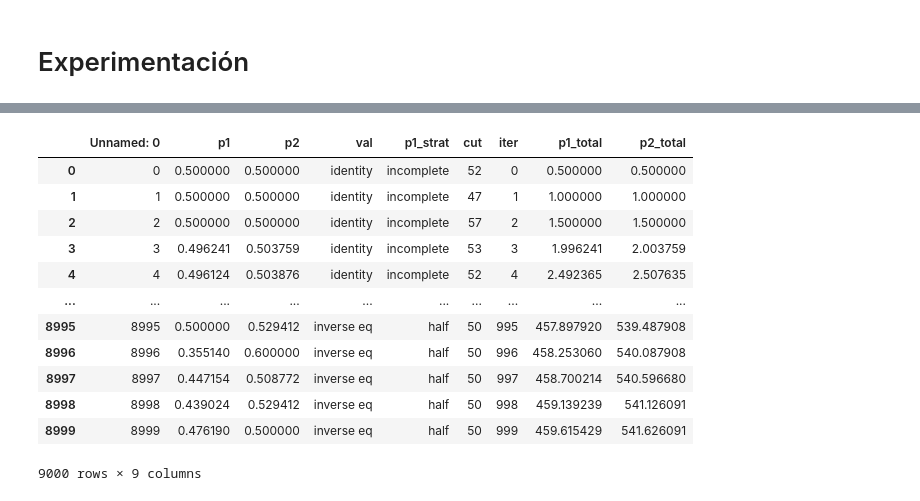
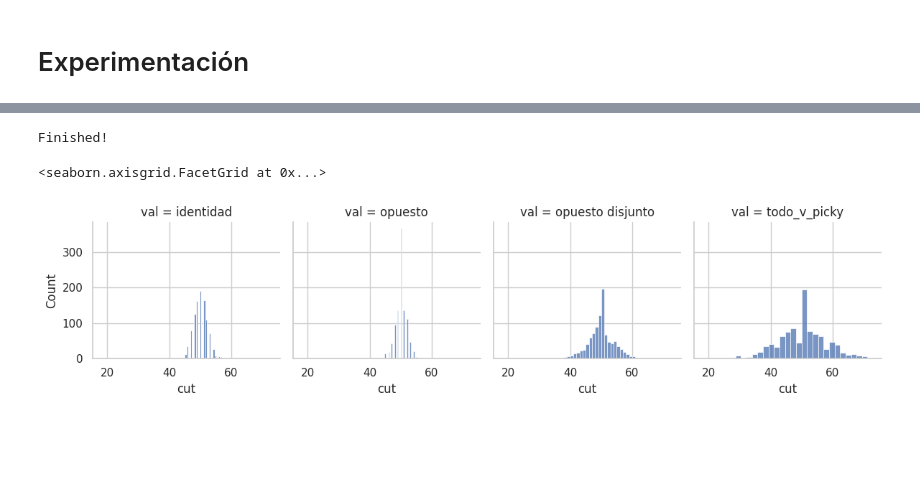
Before and after one commit to mnPanic/tdj-tps, a Jupyter notebook: tp2-cut-and-choose/experimentos.ipynb, the cells around one changed output, grey strips where cells are left out. Drawn from its saved outputs; the diff is of its cells as text; code cells hidden in the pictures; blank space fills up the shorter version.

```diff
--- a/tp2-cut-and-choose/experimentos.ipynb
+++ b/tp2-cut-and-choose/experimentos.ipynb
@@ -34,12 +36,15 @@ for strat in strats:
 # %%
 records = []
-for strat, val in tqdm(all_pairs):
-    game = main.CutAndChoose(debug=debug, vals=val, quiet=True, p1_strat=strat)
+for info, val in tqdm(all_pairs):
+    game = main.CutAndChoose(debug=debug, vals=val, quiet=True, p1_info=info)
     r = game.play(cake_size, num_iters)
     records.extend(r)
 
 df = pd.DataFrame()
 df = df.from_records(records)
+print("Finished!")
+# %% [output]
+Finished!
 # %%
 df.to_csv("results.csv")
 # %%
@@ -47,16 +51,0 @@ df = pd.read_csv("results.csv")
-# %%
-df
-# %% [output]
-|  | Unnamed: 0 | p1 | p2 | val | p1_strat | cut | iter | p1_total | p2_total |
-| 0 | 0 | 0.500000 | 0.500000 | identity | incomplete | 52 | 0 | 0.500000 | 0.500000 |
-| 1 | 1 | 0.500000 | 0.500000 | identity | incomplete | 47 | 1 | 1.000000 | 1.000000 |
-| 2 | 2 | 0.500000 | 0.500000 | identity | incomplete | 57 | 2 | 1.500000 | 1.500000 |
-| 3 | 3 | 0.496241 | 0.503759 | identity | incomplete | 53 | 3 | 1.996241 | 2.003759 |
-| 4 | 4 | 0.496124 | 0.503876 | identity | incomplete | 52 | 4 | 2.492365 | 2.507635 |
-| ... | ... | ... | ... | ... | ... | ... | ... | ... | ... |
-| 8995 | 8995 | 0.500000 | 0.529412 | inverse eq | half | 50 | 995 | 457.897920 | 539.487908 |
-| 8996 | 8996 | 0.355140 | 0.600000 | inverse eq | half | 50 | 996 | 458.253060 | 540.087908 |
-| 8997 | 8997 | 0.447154 | 0.508772 | inverse eq | half | 50 | 997 | 458.700214 | 540.596680 |
-| 8998 | 8998 | 0.439024 | 0.529412 | inverse eq | half | 50 | 998 | 459.139239 | 541.126091 |
-| 8999 | 8999 | 0.476190 | 0.500000 | inverse eq | half | 50 | 999 | 459.615429 | 541.626091 |
-9000 rows × 9 columns
@@ -63 +54,8 @@ df
+# %%
+g = sns.FacetGrid(df_complete, col="val")
+g.map(sns.histplot, "cut")
+# sns.histplot(data=df_complete, x="cut", hue="val")
+# %% [output]
+<seaborn.axisgrid.FacetGrid at 0x...>
+[figure, added]
 # %%
```
Also changed, not shown: parts of 11 cells of this notebook, 2 other files.
